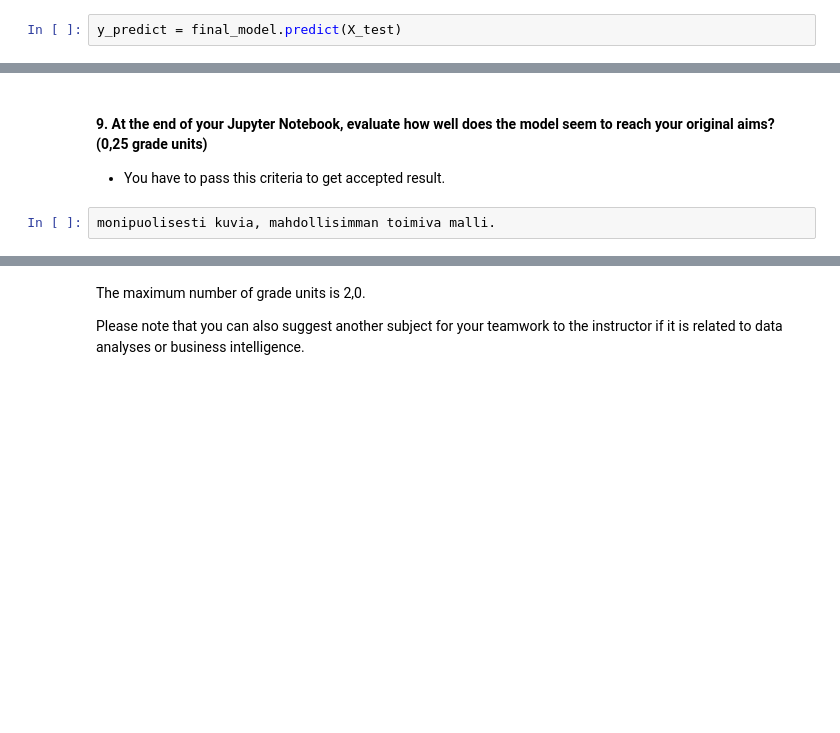
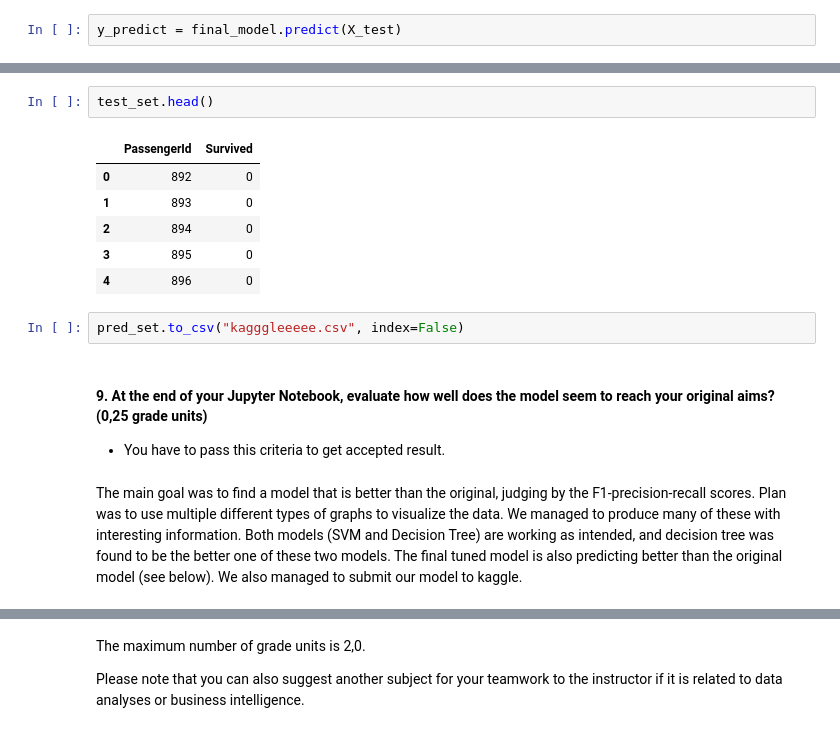
Before and after one commit to Krediann/DAKO_ryhma3, a Jupyter notebook: Titanic.ipynb, the cells around one changed output, grey strips where cells are left out. Drawn from its saved outputs; the diff is of its cells as text; blank space fills up the shorter version.

```diff
--- a/Titanic.ipynb
+++ b/Titanic.ipynb
@@ -740,6 +852,17 @@ y_predict = final_model.predict(X_test)
+# %%
+test_set.head()
+# %% [output]
+|  | PassengerId | Survived |
+| 0 | 892 | 0 |
+| 1 | 893 | 0 |
+| 2 | 894 | 0 |
+| 3 | 895 | 0 |
+| 4 | 896 | 0 |
+# %%
+pred_set.to_csv("kagggleeeee.csv", index=False)
 # %% [markdown]
 #### 9. At the end of your Jupyter Notebook, evaluate how well does the model seem to reach your original aims? (0,25 grade units)
 
 * You have to pass this criteria to get accepted result.
-# %%
-monipuolisesti kuvia, mahdollisimman toimiva malli.
+# %% [markdown]
+The main goal was to find a model that is better than the original, judging by the F1-precision-recall scores. Plan was to use multiple different types of graphs to visualize the data. We managed to produce many of these with interesting information. Both models (SVM and Decision Tree) are working as intended, and decision tree was found to be the better one of these two models. The final tuned model is also predicting better than the original model (see below). We also managed to submit our model to kaggle.
```
Also changed, not shown: parts of 46 cells of this notebook, 5 other files.
